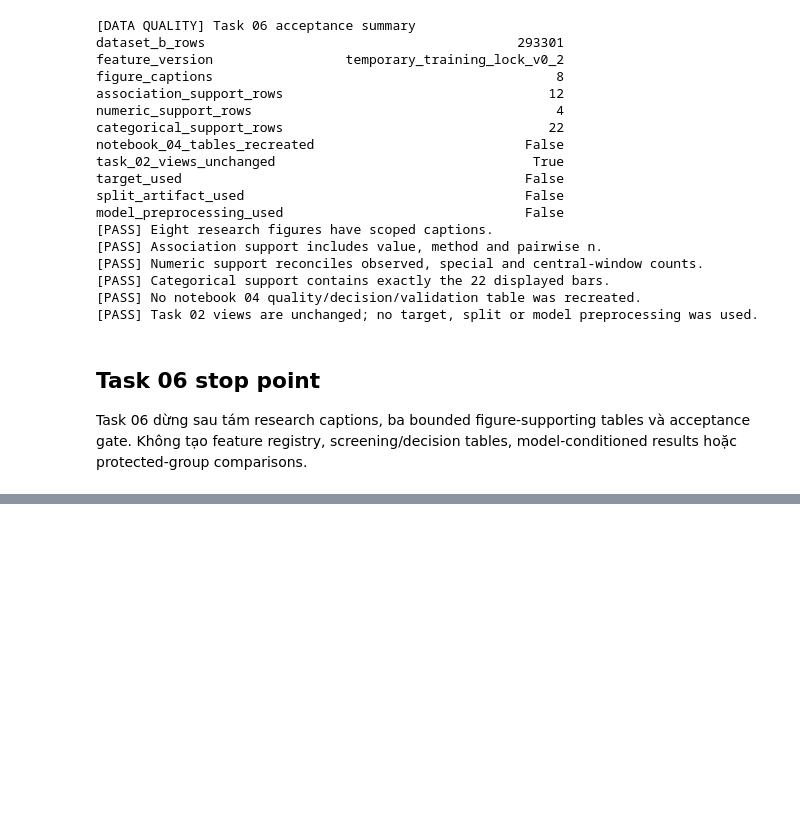
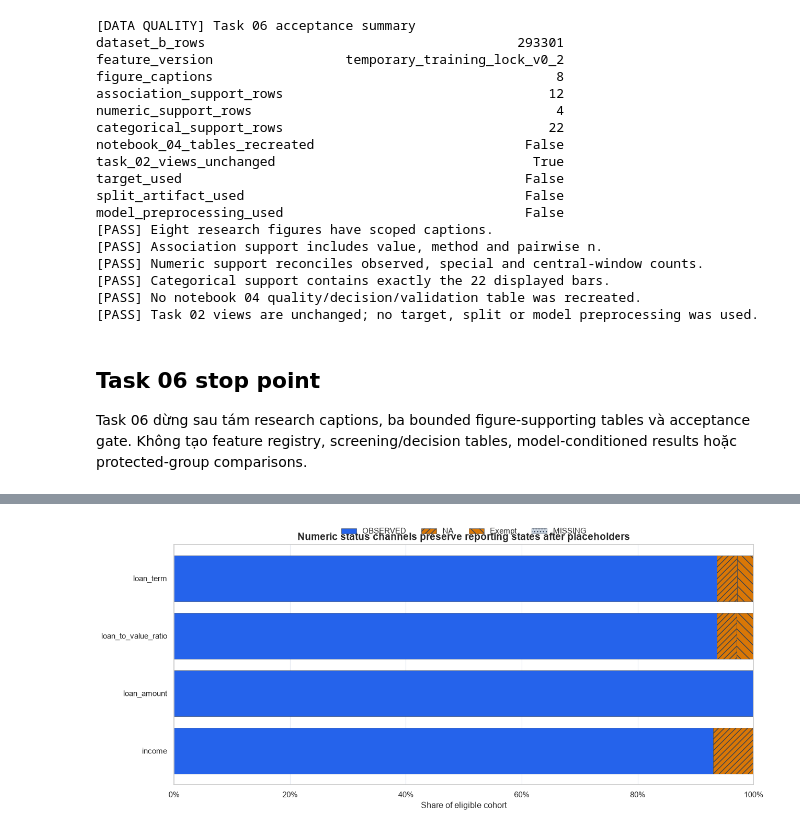
Before and after one commit to DAP391m-Group12/DAP391m, a Jupyter notebook: notebooks/eda_datasetB/01_eda_search.ipynb, the cells around one changed output, grey strips where cells are left out. Cells and saved outputs as stored; diff of their text form; code cells hidden in the pictures; blank space fills up the shorter version.

```diff
--- a/notebooks/eda_datasetB/01_eda_search.ipynb
+++ b/notebooks/eda_datasetB/01_eda_search.ipynb
@@ -2883,0 +4434,77 @@ Task 06 dừng sau tám research captions, ba bounded figure-supporting tables v
+# %%
+# EDA v2 staging — Task 05C: status representation and preservation
+_status_order = ("OBSERVED", "NA", "Exempt", "MISSING")
+_status_colors = {
+    "OBSERVED": EDA_V2_COLORS["after"],
+    "NA": EDA_V2_COLORS["special"],
+    "Exempt": EDA_V2_COLORS["special"],
+    "MISSING": EDA_V2_COLORS["missing"],
+}
+_status_hatches = {
+    "OBSERVED": None,
+    "NA": "///",
+    "Exempt": "\\\\",
+    "MISSING": "...",
+}
+_status_share = (
+    eda_v2_status_preservation
+    .assign(
+        share_pct=lambda frame: (
+            frame["after_n"] / len(eda_processed) * 100
+        )
+    )
+    .pivot(index="feature", columns="status", values="share_pct")
+    .reindex(index=EDA_V2_NUMERIC_FEATURES, columns=_status_order)
+    .fillna(0.0)
+)
+
+eda_v2_status_figure, eda_v2_status_axis = plt.subplots(
+    figsize=(13, 5.8)
+)
+left = np.zeros(len(_status_share))
+for status_level in _status_order:
+    bars = eda_v2_status_axis.barh(
+        _status_share.index,
+        _status_share[status_level],
+        left=left,
+        color=_status_colors[status_level],
+        edgecolor=EDA_V2_COLORS["reference"],
+        linewidth=0.45,
+        label=status_level,
+    )
+    hatch = _status_hatches[status_level]
+    if hatch:
+        for bar in bars:
+            bar.set_hatch(hatch)
+    left += _status_share[status_level].to_numpy()
+
+eda_v2_status_axis.set_xlim(0, 100)
+eda_v2_status_axis.xaxis.set_major_formatter(PercentFormatter(100))
+eda_v2_status_axis.set_xlabel("Share of eligible cohort")
+eda_v2_status_axis.set_ylabel("")
+eda_v2_status_axis.set_title(
+    "Numeric status channels preserve reporting states after placeholders",
+    fontsize=14,
+    fontweight="bold",
+)
+eda_v2_status_axis.legend(
+    loc="lower center",
+    bbox_to_anchor=(0.5, 1.01),
+    ncol=4,
+    frameon=False,
+)
+eda_v2_status_axis.grid(
+    True, axis="x", color=EDA_V2_COLORS["grid"], linewidth=0.8
+)
+eda_v2_status_axis.grid(False, axis="y")
+eda_v2_status_figure.tight_layout()
+plt.show()
+
+print("[RESULT] Numeric status preservation")
+print(eda_v2_status_preservation.to_string(index=False))
+print("\n[RESULT] Categorical preservation")
+print(eda_v2_category_preservation.to_string(index=False))
+
+del _status_order, _status_colors, _status_hatches, _status_share, left
+# %% [output]
+[figure, added]
```
Also changed, not shown: parts of 27 cells of this notebook, 1 other file.
